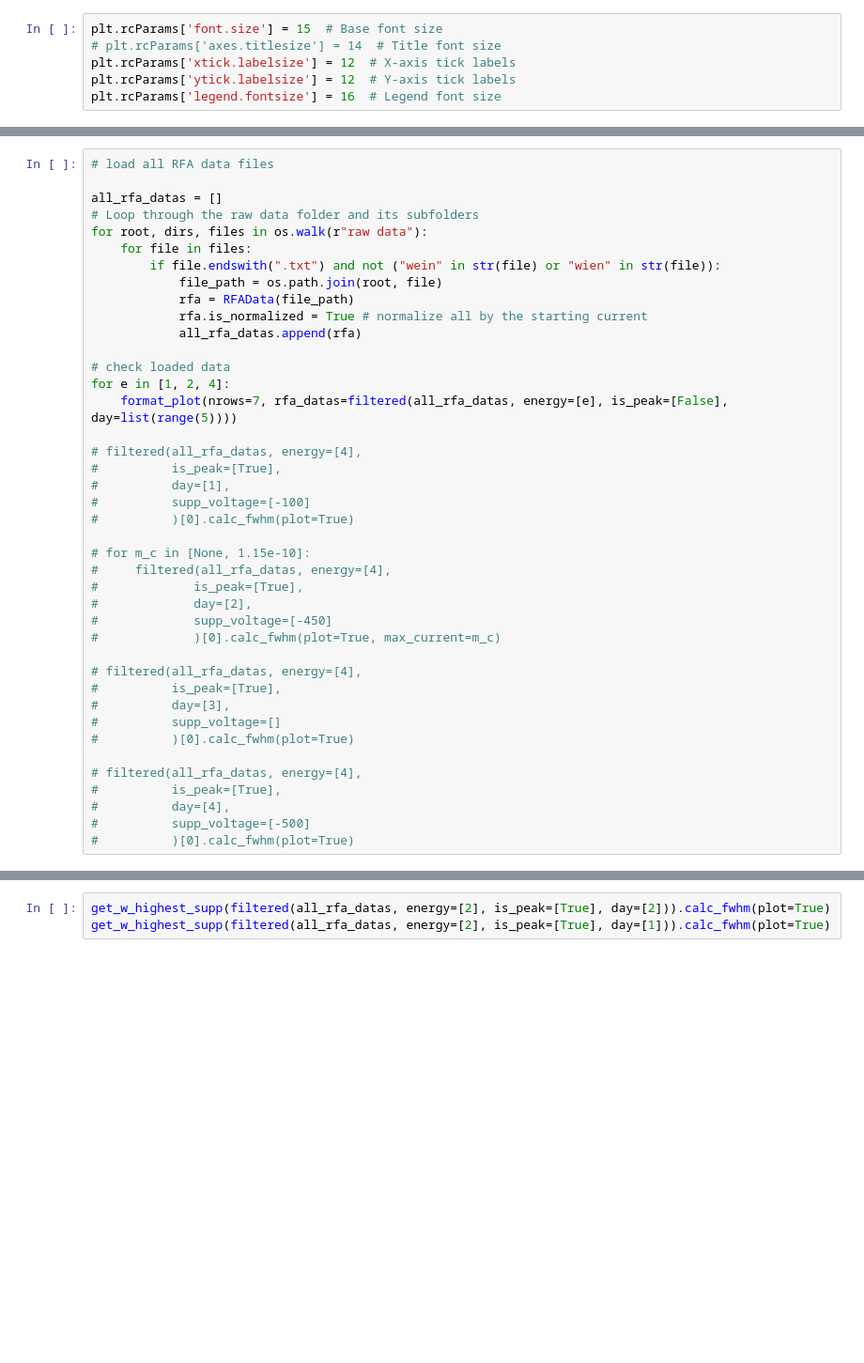
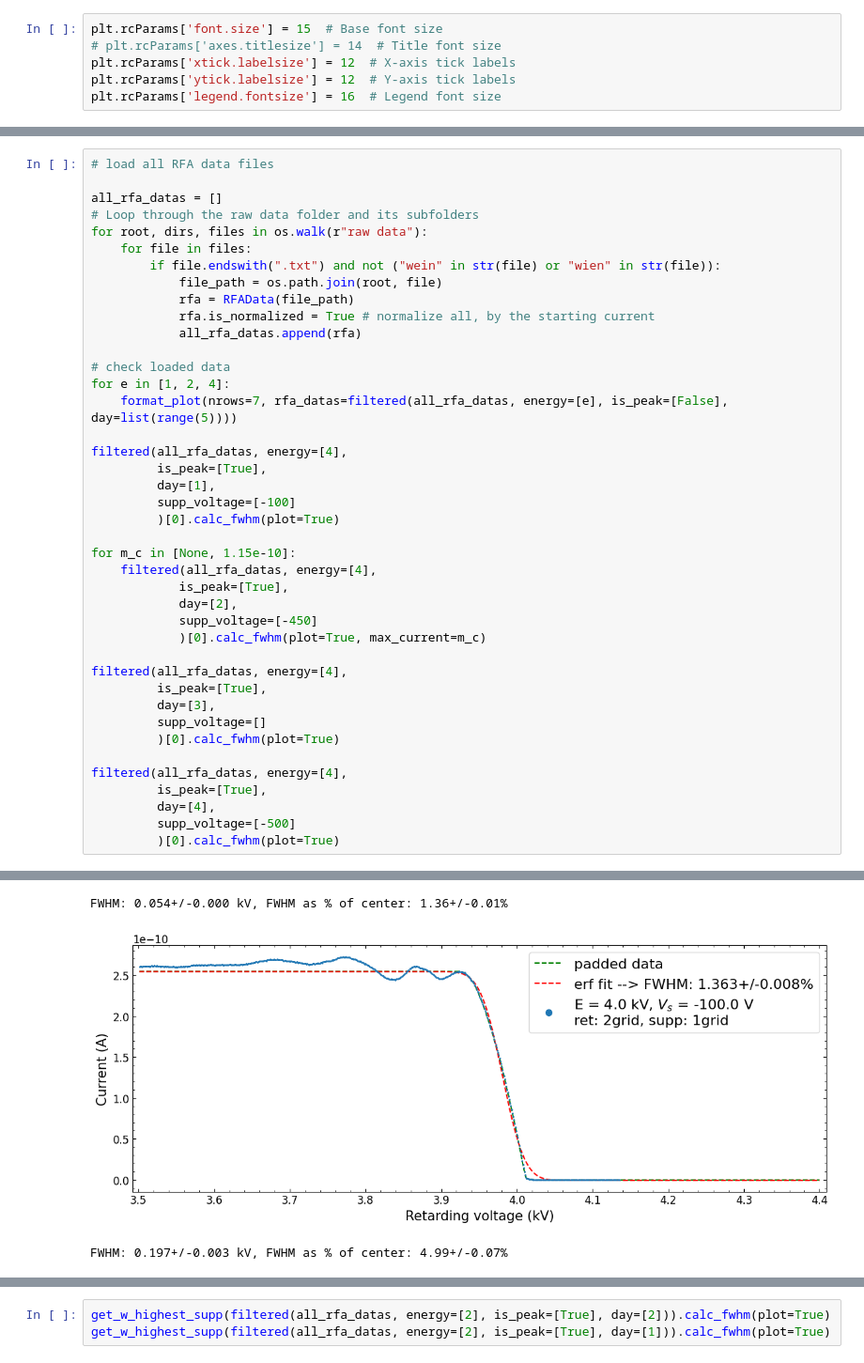
Before and after one commit to naki23/PL4-RFA, a Jupyter notebook: RFA_main2.ipynb, the cells around one changed output, grey strips where cells are left out. Shown at 94% size. Saved outputs shown, nothing was run; the diff lists cells and outputs as text; blank space fills up the shorter version.

```diff
--- a/RFA_main2.ipynb
+++ b/RFA_main2.ipynb
@@ -420,52 +423,55 @@ all_rfa_datas = []
 for root, dirs, files in os.walk(r"raw data"):
     for file in files:
         if file.endswith(".txt") and not ("wein" in str(file) or "wien" in str(file)):
             file_path = os.path.join(root, file)
             rfa = RFAData(file_path)
-            rfa.is_normalized = True # normalize all by the starting current
+            rfa.is_normalized = True # normalize all, by the starting current
             all_rfa_datas.append(rfa)
 
 # check loaded data
 for e in [1, 2, 4]:
     format_plot(nrows=7, rfa_datas=filtered(all_rfa_datas, energy=[e], is_peak=[False], day=list(range(5))))
 
-# filtered(all_rfa_datas, energy=[4],
-#          is_peak=[True],
-#          day=[1],
-#          supp_voltage=[-100]
-#          )[0].calc_fwhm(plot=True)
+filtered(all_rfa_datas, energy=[4],
+         is_peak=[True],
+         day=[1],
+         supp_voltage=[-100]
+         )[0].calc_fwhm(plot=True)
 
-# for m_c in [None, 1.15e-10]:
-#     filtered(all_rfa_datas, energy=[4],
-#             is_peak=[True],
-#             day=[2],
-#             supp_voltage=[-450]
-#             )[0].calc_fwhm(plot=True, max_current=m_c)
+for m_c in [None, 1.15e-10]:
+    filtered(all_rfa_datas, energy=[4],
+            is_peak=[True],
+            day=[2],
+            supp_voltage=[-450]
+            )[0].calc_fwhm(plot=True, max_current=m_c)
 
-# filtered(all_rfa_datas, energy=[4],
-#          is_peak=[True],
-#          day=[3],
-#          supp_voltage=[]
-#          )[0].calc_fwhm(plot=True)
+filtered(all_rfa_datas, energy=[4],
+         is_peak=[True],
+         day=[3],
+         supp_voltage=[]
+         )[0].calc_fwhm(plot=True)
 
-# filtered(all_rfa_datas, energy=[4],
-#          is_peak=[True],
-#          day=[4],
-#          supp_voltage=[-500]
-#          )[0].calc_fwhm(plot=True)
+filtered(all_rfa_datas, energy=[4],
+         is_peak=[True],
+         day=[4],
+         supp_voltage=[-500]
+         )[0].calc_fwhm(plot=True)
 # %% [output]
 Can't normalize peak data
 Can't normalize peak data
 Can't normalize peak data
 Can't normalize peak data
 Can't normalize peak data
 Can't normalize peak data
 Can't normalize peak data
 Can't normalize peak data
 Can't normalize peak data
 Can't normalize peak data
 Can't normalize peak data
 Can't normalize peak data
 [figure]
 [figure]
 [figure]
+FWHM: 0.054+/-0.000 kV, FWHM as % of center: 1.36+/-0.01%
+[figure, added]
+FWHM: 0.197+/-0.003 kV, FWHM as % of center: 4.99+/-0.07%
```
Also changed, not shown: parts of 8 cells of this notebook, 3 other files.
